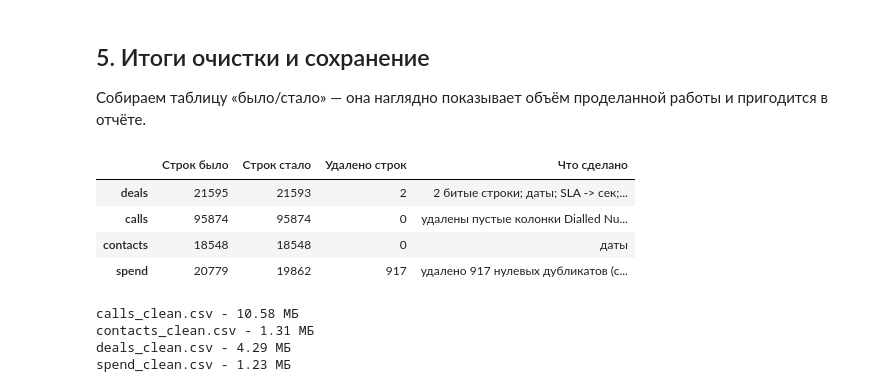
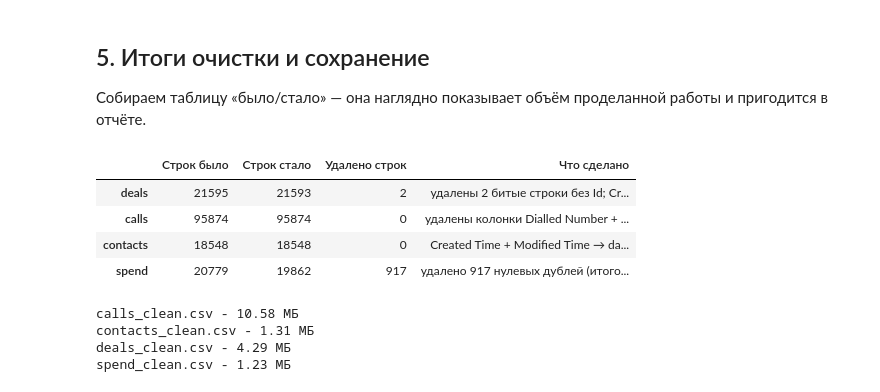
Before and after one commit to gggvitalii90/final_v2_Honcharov, a Jupyter notebook: notebooks/01_cleaning.ipynb, the cells around one changed output. Cells and saved outputs as stored; diff of their text form; code cells hidden in the pictures.

```diff
--- a/notebooks/01_cleaning.ipynb
+++ b/notebooks/01_cleaning.ipynb
@@ -1256,30 +1244,32 @@ memory usage: 3.0+ MB
 Собираем таблицу «было/стало» — она наглядно показывает объём
 проделанной работы и пригодится в отчёте.
 # %%
+pd.set_option('display.max_colwidth', None)
+
 # Итоговая таблица «было/стало» по всем четырём датасетам
 summary = pd.DataFrame({
     'Строк было': rows_before,
     'Строк стало': {
-        'deals': len(deals),
-        'calls': len(calls),
+        'deals':    len(deals),
+        'calls':    len(calls),
         'contacts': len(contacts),
-        'spend': len(spend),
+        'spend':    len(spend),
     },
 })
 summary['Удалено строк'] = summary['Строк было'] - summary['Строк стало']
 summary['Что сделано'] = [
-    '2 битые строки; даты; SLA -> сек; парсинг €; флаги ошибок; Deutsch Level',
-    'удалены пустые колонки Dialled Number и Tag; даты',
-    'даты',
-    'удалено 917 нулевых дубликатов (суммы не изменились)',
+    'удалены 2 битые строки без Id; Created Time + Closing Date → datetime; SLA → секунды; Initial Amount Paid + Offer Total → float; флаги closing_date_error + amount_error; Education Type #REF! → NaN; City "-" → NaN; 7 колонок → category',
+    'удалены колонки Dialled Number + Tag; Call Start Time → datetime; Call Duration → numeric; Call Type + Call Status + Outgoing Call Status → category',
+    'Created Time + Modified Time → datetime',
+    'удалено 917 нулевых дублей (итоговая сумма расходов не изменилась); Source → category',
 ]
 summary
 # %% [output]
 |  | Строк было | Строк стало | Удалено строк | Что сделано |
-| deals | 21595 | 21593 | 2 | 2 битые строки; даты; SLA -> сек;... |
-| calls | 95874 | 95874 | 0 | удалены пустые колонки Dialled Nu... |
-| contacts | 18548 | 18548 | 0 | даты |
-| spend | 20779 | 19862 | 917 | удалено 917 нулевых дубликатов (с... |
+| deals | 21595 | 21593 | 2 | удалены 2 битые строки без Id; Cr... |
+| calls | 95874 | 95874 | 0 | удалены колонки Dialled Number + ... |
+| contacts | 18548 | 18548 | 0 | Created Time + Modified Time → da... |
+| spend | 20779 | 19862 | 917 | удалено 917 нулевых дублей (итого... |
 # %%
 # Сохраняем чистые датасеты в data_clean/
 # Важно: при последующем чтении этих CSV снова указывать dtype=str для Id!
```
Also changed, not shown: parts of 2 cells of this notebook.
